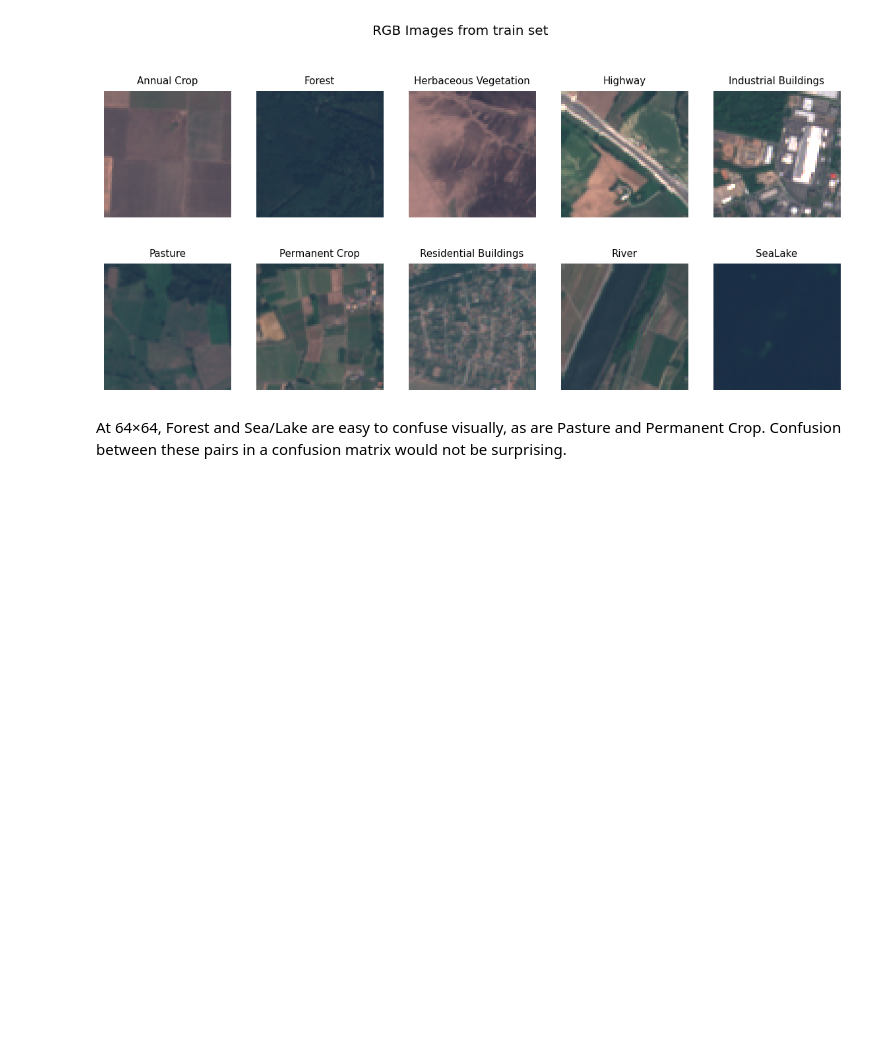
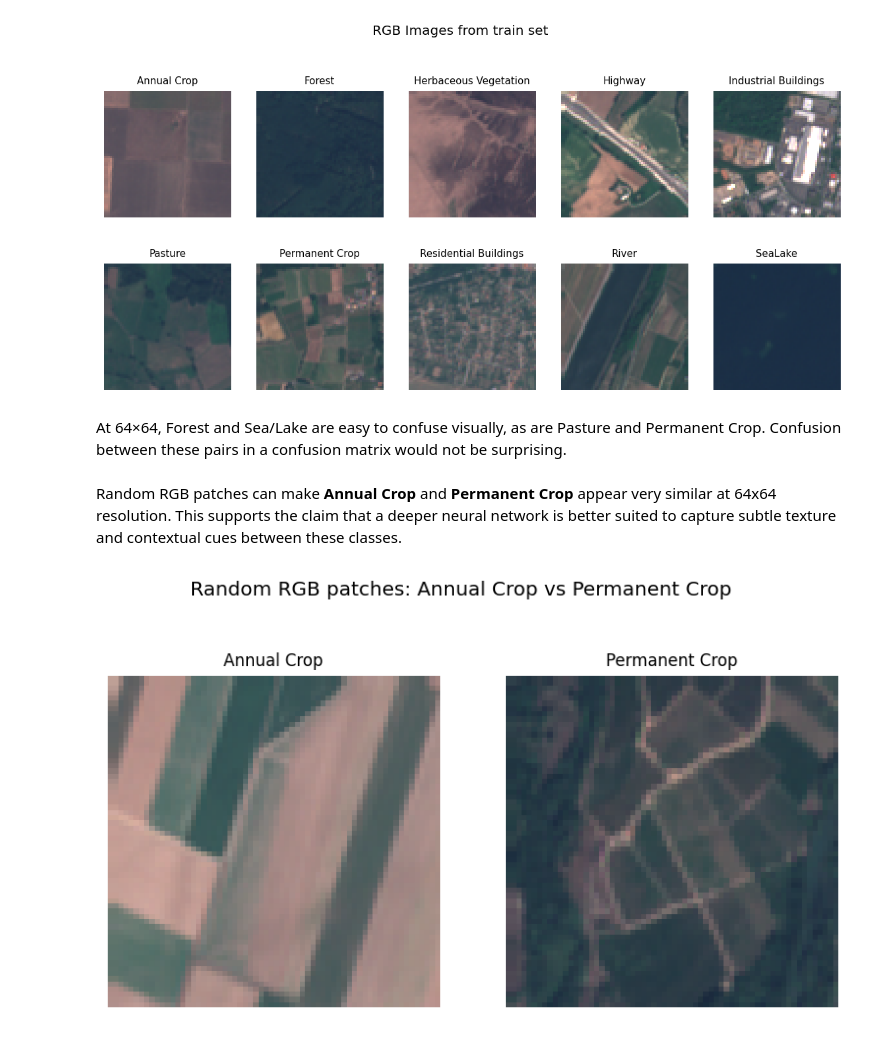
Before and after one commit to davidlsan/EuroSAT-Land-Cover-Classification, a Jupyter notebook: notebooks/01_data_exploration.ipynb, the cells around one changed output. Cells and saved outputs as stored; diff of their text form; code cells hidden in the pictures; blank space fills up the shorter version.

```diff
--- a/notebooks/01_data_exploration.ipynb
+++ b/notebooks/01_data_exploration.ipynb
@@ -130,3 +130,34 @@ plt.show()
 [figure]
 # %% [markdown]
 At 64×64, Forest and Sea/Lake are easy to confuse visually, as are Pasture and Permanent Crop. Confusion between these pairs in a confusion matrix would not be surprising.
+# %% [markdown]
+Random RGB patches can make **Annual Crop** and **Permanent Crop** appear very similar at 64x64 resolution. This supports the claim that a deeper neural network is better suited to capture subtle texture and contextual cues between these classes.
+# %%
+# Random patch comparison: Annual Crop vs Permanent Crop
+
+target_classes = ["Annual Crop", "Permanent Crop"]
+indices_by_class = {name: [] for name in target_classes}
+
+for idx, ex in enumerate(EuroSAT_RGB["train"]):
+    cls_name = label_names[ex["label"]]
+    if cls_name in indices_by_class:
+        indices_by_class[cls_name].append(idx)
+
+rng = np.random.default_rng()
+chosen = {
+    name: int(rng.choice(indices_by_class[name]))
+    for name in target_classes
+}
+
+fig, axes = plt.subplots(1, 2, figsize=(8, 4))
+for ax, name in zip(axes, target_classes):
+    sample = EuroSAT_RGB["train"][chosen[name]]
+    ax.imshow(sample["image"])
+    ax.set_title(f"{name}", fontsize=10)
+    ax.axis("off")
+
+fig.suptitle("Random RGB patches: Annual Crop vs Permanent Crop", y=1.05)
+fig.savefig(FIG_DIR / "rgb_annual_vs_permanent_random.png", dpi=300, bbox_inches="tight")
+plt.show()
+# %% [output]
+[figure, added]
```
Also changed, not shown: parts of 1 cell of this notebook, 42 other files.
